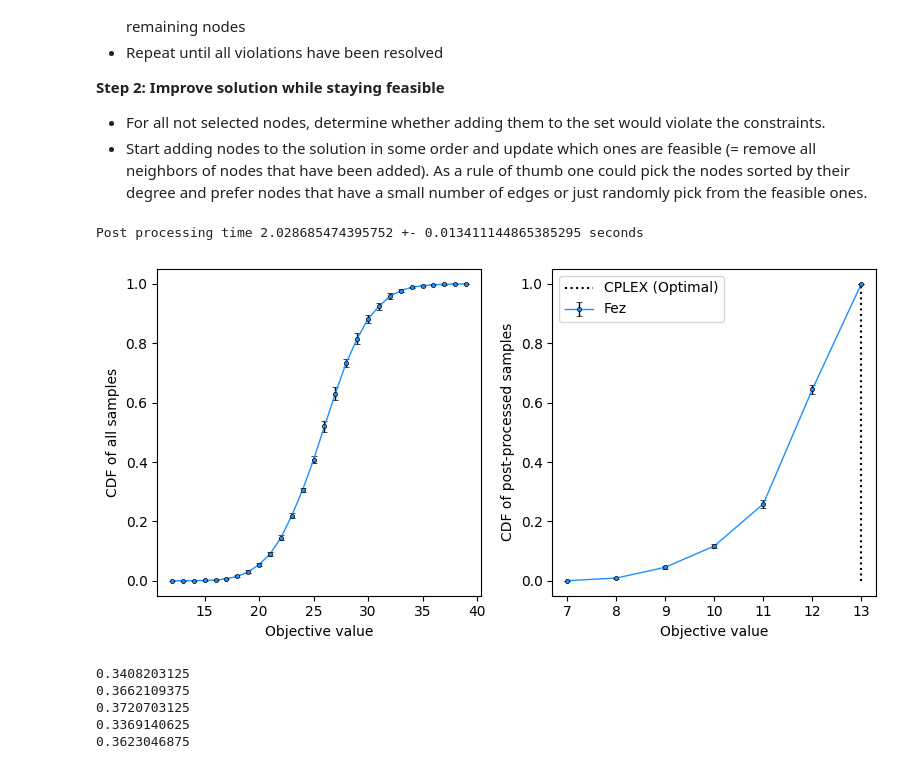
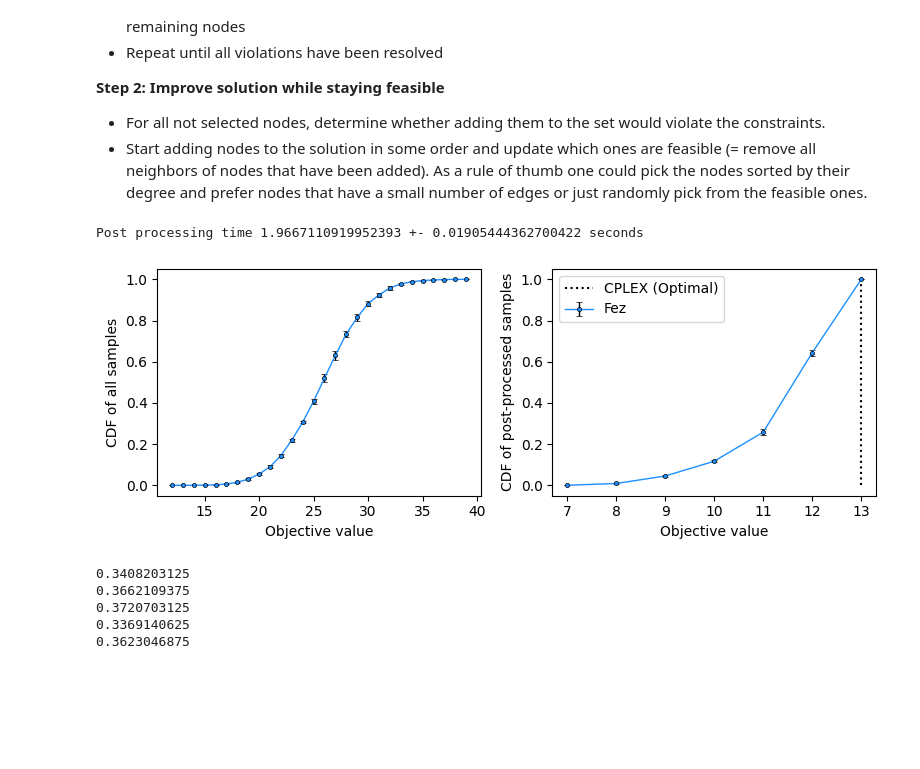
Before and after one commit to eggerdj/independent_set_benchmarking, a Jupyter notebook: notebooks/independent_set_sparrow.ipynb, the cells around one changed output. Cells and saved outputs as stored; diff of their text form; code cells hidden in the pictures; blank space fills up the shorter version.

```diff
--- a/notebooks/independent_set_sparrow.ipynb
+++ b/notebooks/independent_set_sparrow.ipynb
@@ -60,6 +64,14 @@ Time taken to optimize lambda, beta, gamma for 3 swap layers: 180.2641100883484
 fig, axs = plot_lambda_optimization(results, lambdas_scan)
 # %% [output]
 [figure]
+# %%
+# Set the chosen Lagrange multiplier
+chosen_lambda = float(results["scipy"]["history"][-1][1])
+p = [results["scipy"]["all_results"][-1]["optimized_params"]]
+
+# Use this if the lambda_optimization was not run
+# chosen_lambda = 0.1185375
+# p = [[0.4332228108246358, -0.00044486636226256075]]
 # %%
 fig.savefig("../plots/sparrow_lambda_optimization.pdf", bbox_inches="tight")
 # %% [markdown]
@@ -67,7 +79,8 @@ fig.savefig("../plots/sparrow_lambda_optimization.pdf", bbox_inches="tight")
 
 Construct the circuits. This will construct several circuits corresponding to different stages of the circuit construction pipeline
 # %%
-service = QiskitRuntimeService(instance="...")
+# service = QiskitRuntimeService(instance="...")
+# backend = service.backend("ibm_fez", use_fractional_gates=False)
 
-backend = service.backend("ibm_fez", use_fractional_gates=False)
+backend = None
 # %%
@@ -143,6 +156,6 @@ sampler_jobs = []
 for _ in range(5):
     with Session(backend=backend) as session:
         samplerb = Sampler(mode=session)
-        sampler_job = samplerb.run([all_circuits[0]["backend"]], shots=1024)
+        sampler_job = samplerb.run([all_circuits["backend"]], shots=1024)
         sampler_jobs.append(sampler_job)
 # %%
@@ -188,3 +210,22 @@ for res in fez_results:
+# %%
+job_ids = ["cy388wbrta1g0086tdw0", "cy388xb01rbg008hxge0", "cy388y39b62g008havz0", "cy388z3nrmz000858vy0", "cy388zvnrmz000858vyg"]
+
+fez_cost_vals, fez_infeasibles, fez_all, fez_counts = [], [], [], []
+
+for job_id in job_ids:
+    counts = None
+    for file in glob.glob("../results_hardware/*.json"):
+        if job_id in file and "metrics" not in file:
+            with open(file, "r") as fin:
+                data = json.load(fin)
+            counts = data[0][-1]
+
+    fez_counts.append(counts)
+    cv, inf = counts_to_cost_val(graph, counts)
+    fez_cost_vals.append(cv)
+    fez_infeasibles.append(inf)
+
+    fez_all.append({key: inf.get(key, 0) + cv.get(key, 0)  for key in set(inf.keys()) | set(cv.keys())})
 # %% [markdown]
 ## Result plotting
 # %%
@@ -247,38 +288,38 @@ rand_counts = defaultdict(float)
 for sample in rand_samples:
     rand_counts["".join([str(val) for val in sample[::-1]])] += 1
 # %%
-fig, axs = plt.subplots(1, 2, figsize=(8, 4))
+fig, axs = plt.subplots(1, 2, figsize=(8, 3))
 
 opts = {"lw": 1, "color": "dodgerblue", "ms": 3, "marker": "o", "ecolor": "k", "elinewidth": 1, "capsize": 2, "mec": "k", "mew": 0.5}
 opts["label"] = "Fez"
 axs[0].errorbar(**average_results(fez_all, opts))
 
 cvs, times, best_sols, best_vals = [], [], [], []
-for res in fez_results:
+for counts in fez_counts:
     start = time()
-    cv, best_sol, best_val = greedy_post_process(res[0].data.c.get_counts(), graph)
+    cv, best_sol, best_val = greedy_post_process(counts, graph)
     times.append(time() - start)
     cvs.append(cv)
     best_sols.append(best_sol)
     best_vals.append(best_val)
 
 print(f"Post processing time {np.average(times)} +- {np.std(times)} seconds")
 
 axs[1].errorbar(**average_results(cvs, opts))
 
 axs[0].set_ylabel("CDF of all samples")
 axs[0].set_xlabel("Objective value")
 
 axs[1].vlines(cplex_res.fval, 0, 1, color="k", ls=":", label="CPLEX (Optimal)")
 axs[1].set_xlabel("Objective value")
 axs[1].set_ylabel("CDF of post-processed samples")
 axs[1].legend()
 
 fig.tight_layout()
-fig.savefig("../plots/sparrow_post_processed.pdf", bbox_inches="tight")
+# fig.savefig("../plots/independent_set_bench_sparrow.pdf", bbox_inches="tight")
 # %% [output]
-Post processing time 2.028685474395752 +- 0.013411144865385295 seconds
+Post processing time 1.9667110919952393 +- 0.01905444362700422 seconds
-[figure, old version]
+[figure, new version]
 # %%
 for idx, res in enumerate(fez_results):
     print(greedy_post_process(res[0].data.c.get_counts(), graph)[0][cplex_res.fval]/1024)
```
Also changed, not shown: parts of 14 cells of this notebook, 4 other files.
